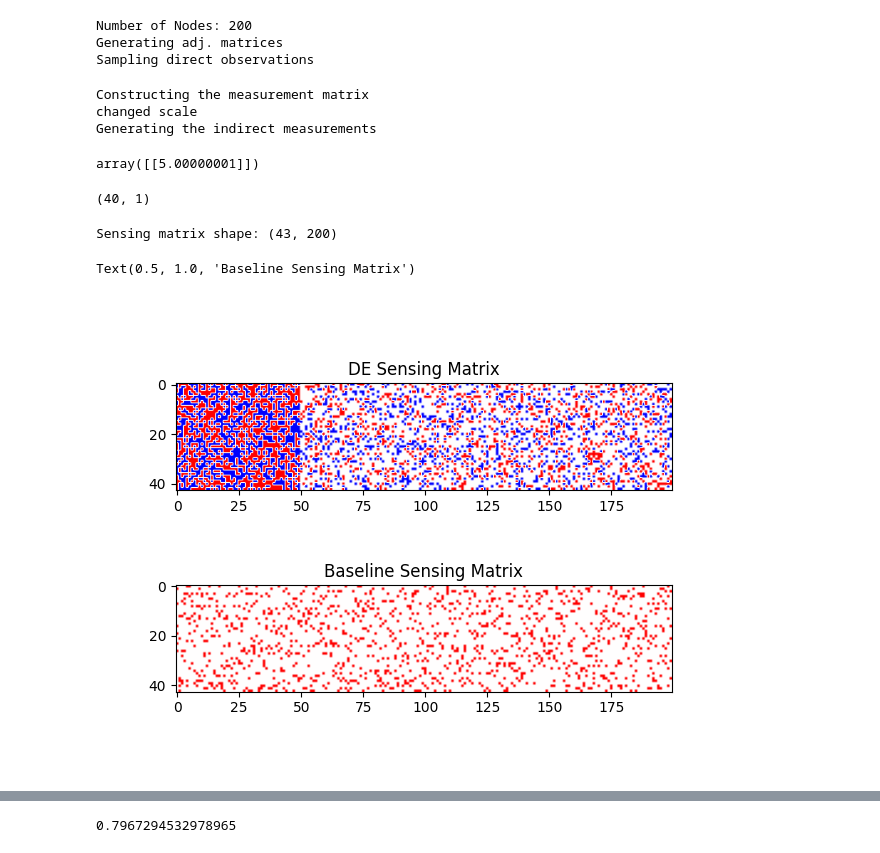
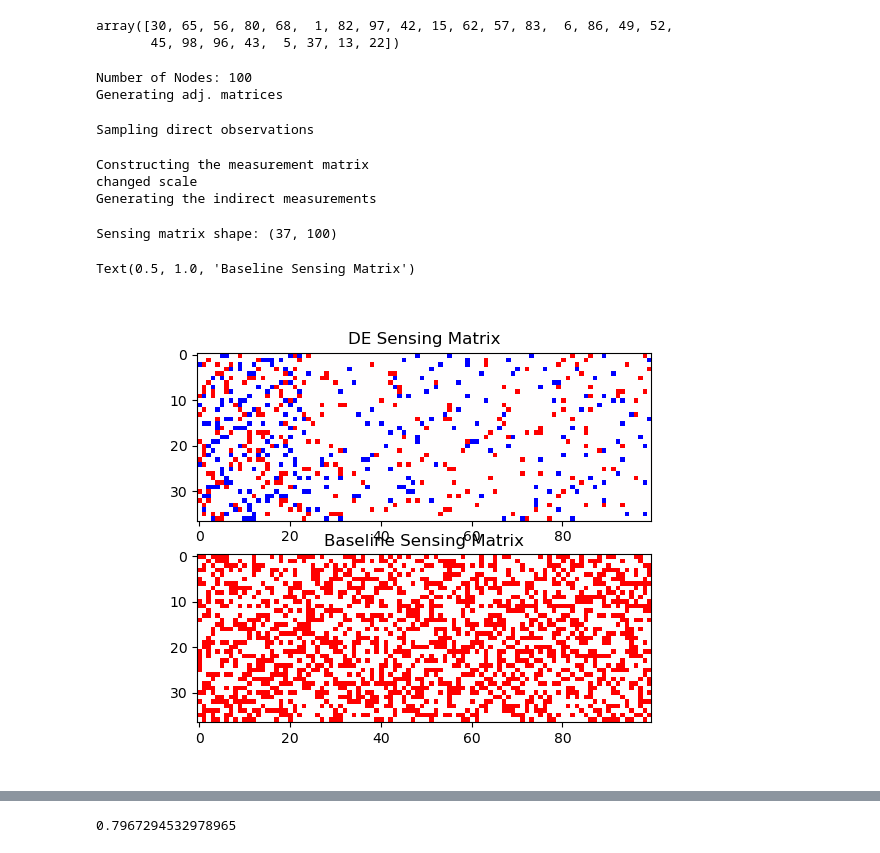
Before and after one commit to muralikgs/de-graph-recovery, a Jupyter notebook: test_pref_recovery.ipynb, the cells around one changed output, grey strips where cells are left out. Saved outputs shown, nothing was run; the diff lists cells and outputs as text; code cells hidden in the pictures.

```diff
--- a/test_pref_recovery.ipynb
+++ b/test_pref_recovery.ipynb
@@ -8,13 +30,18 @@ from generateData import generateSynthData
+# %%
+intervention_sets[0]
+# %% [output]
+array([30, 65, 56, 80, 68,  1, 82, 97, 42, 15, 62, 57, 83,  6, 86, 49, 52,
+       45, 98, 96, 43,  5, 37, 13, 22])
 # %%
-n = 200
+n = 100
 nSamples = 5000
 
 M = 1
 synthetic_data = generateSynthData(d_list=[n], p=0.07, M=M, N=nSamples, dim_percent=0.8)
 # %% [output]
-Number of Nodes: 200
+Number of Nodes: 100
 Generating adj. matrices
-Sampling direct observations
-Constructing the measurement matrix
-changed scale
-Generating the indirect measurements
+Sampling direct observations
+Constructing the measurement matrix
+changed scale
+Generating the indirect measurements
@@ -145,30 +48,22 @@ def constructSensingMatUP(lambda_vec_h, lambda_vec_l, dch, dcl, nh, nl, A=1):
-# %%
-lambda_h.T @ np.arange(40).reshape(40, 1)
-# %% [output]
-array([[5.00000001]])
-# %%
-lambda_h.shape
-# %% [output]
-(40, 1)
 # %%
-lambda_h = sio.loadmat("lambda_h_2.mat")['lambda_h']
-lambda_l = sio.loadmat("lambda_l_2.mat")["lambda_l"]
+lambda_h = sio.loadmat("lambda_h.mat")['lambda_h']
+lambda_l = sio.loadmat("lambda_l.mat")["lambda_l"]
 
-A = getSensingMatrixUP(lambda_h, lambda_l, dch=50, dcl=50, nh=50, nl=150, A=1.0)
-A_bs = generateA(A.shape[0], A.shape[1], delta=6)
+A = getSensingMatrixUP(lambda_h, lambda_l, dch=7, dcl=7, nh=25, nl=75, A=1.0)
+A_bs = generateA(A.shape[0], A.shape[1], delta=15)
 print("Sensing matrix shape: {}".format(A.shape))
 
 %matplotlib widget
 
 fig, axs = plt.subplots(2, 1)
 
 im = axs[0].imshow(A, cmap='bwr', vmin=-1, vmax=1)
 axs[0].set_title("DE Sensing Matrix")
 im = axs[1].imshow(A_bs, cmap='bwr', vmin=-1, vmax=1)
 axs[1].set_title("Baseline Sensing Matrix")
 # cbar = plt.colorbar(im)
 # %% [output]
-Sensing matrix shape: (43, 200)
+Sensing matrix shape: (37, 100)
 Text(0.5, 1.0, 'Baseline Sensing Matrix')
-[figure, old version]
+[figure, new version]
 # %%
```
Also changed, not shown: parts of 9 cells of this notebook, 14 other files.
